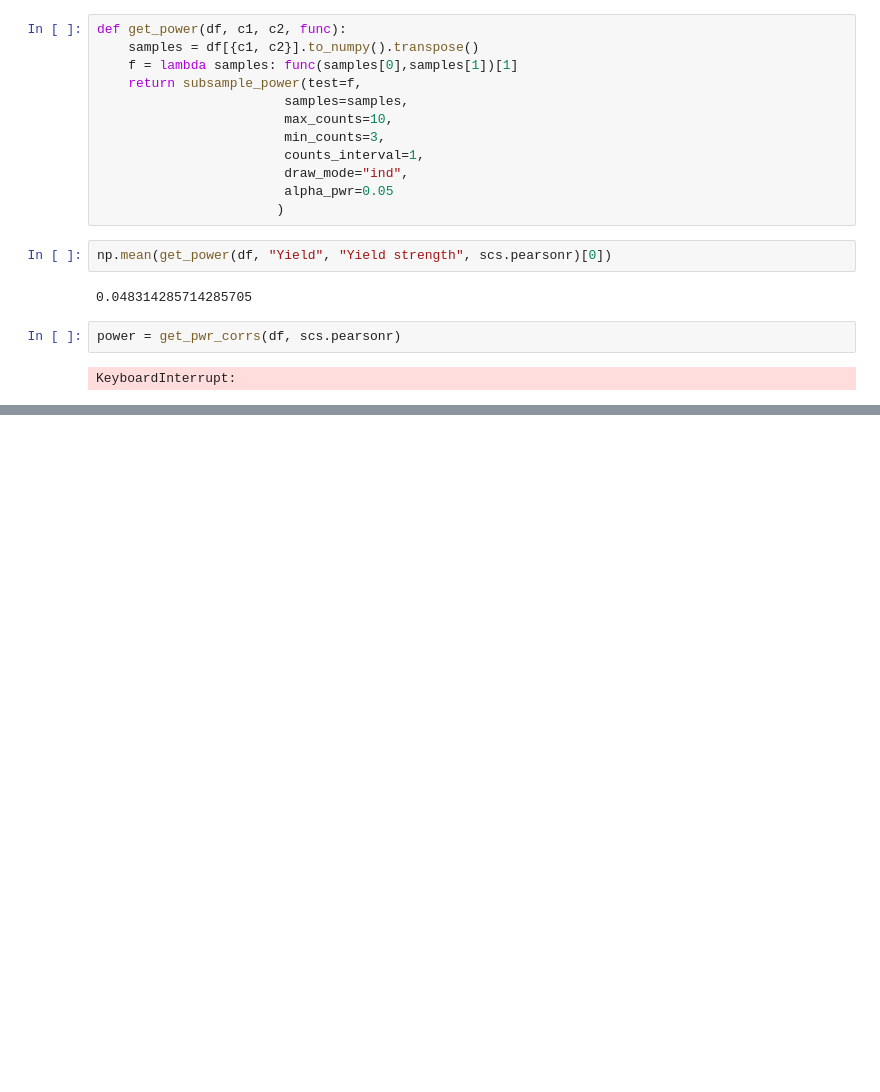
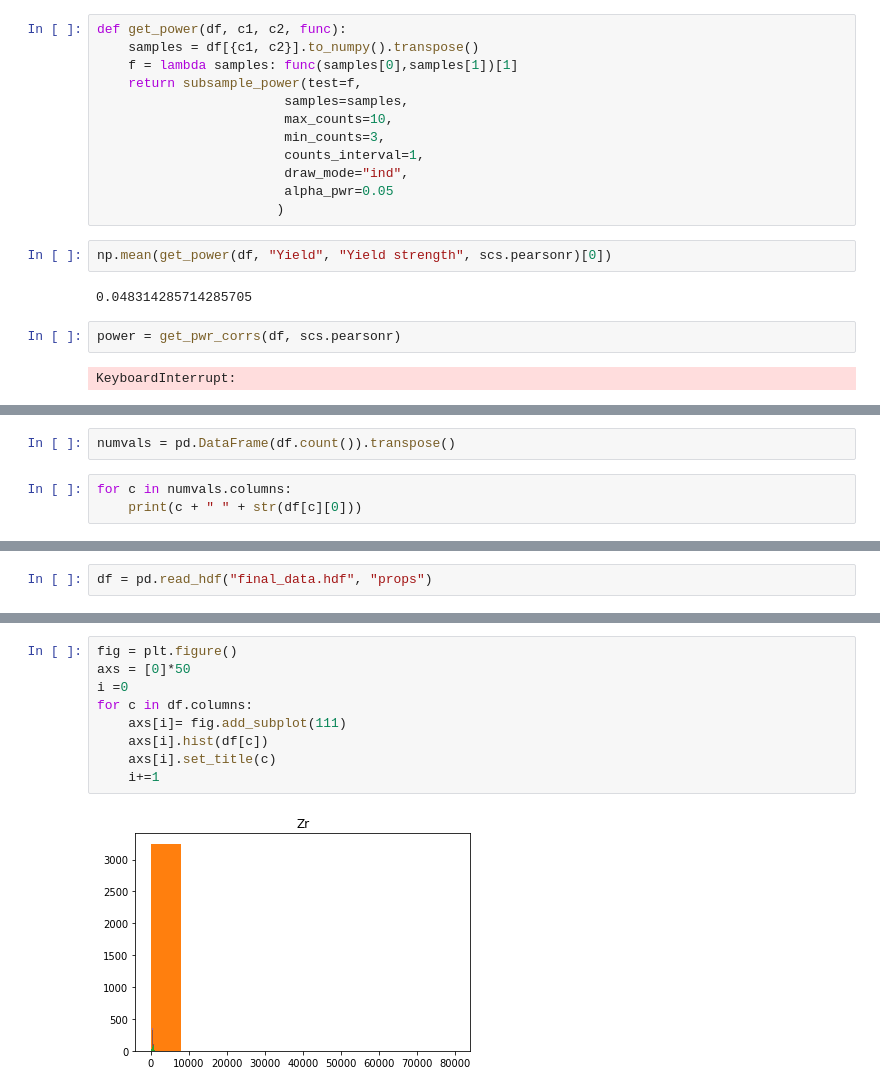
Before and after one commit to PrasannS/WeldingAnalysis, a Jupyter notebook: analysis.ipynb, the cells around one changed output, grey strips where cells are left out. Cells and saved outputs as stored; diff of their text form; blank space fills up the shorter version.

```diff
--- a/analysis.ipynb
+++ b/analysis.ipynb
@@ -728,0 +756,5 @@ KeyboardInterrupt:
+# %%
+numvals = pd.DataFrame(df.count()).transpose()
+# %%
+for c in numvals.columns:
+    print(c + " " + str(df[c][0]))
@@ -728,0 +799,2 @@ KeyboardInterrupt:
+# %%
+df = pd.read_hdf("final_data.hdf", "props")
@@ -728,0 +828,11 @@ KeyboardInterrupt:
+# %%
+fig = plt.figure()
+axs = [0]*50
+i =0
+for c in df.columns:
+    axs[i]= fig.add_subplot(111)
+    axs[i].hist(df[c])
+    axs[i].set_title(c)
+    i+=1
+# %% [output]
+[figure, added]
```
Also changed, not shown: parts of 14 cells of this notebook, 7 other files.
